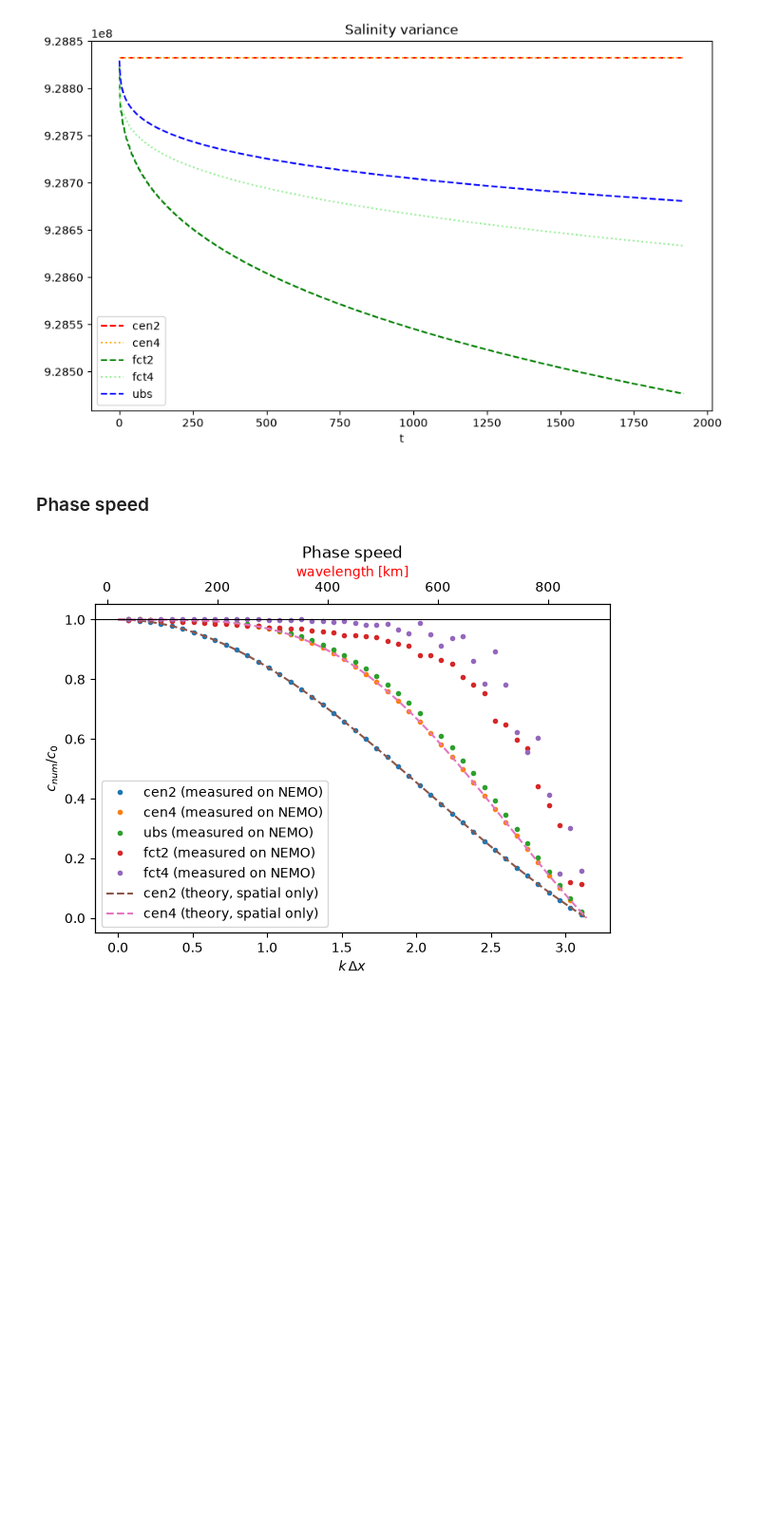
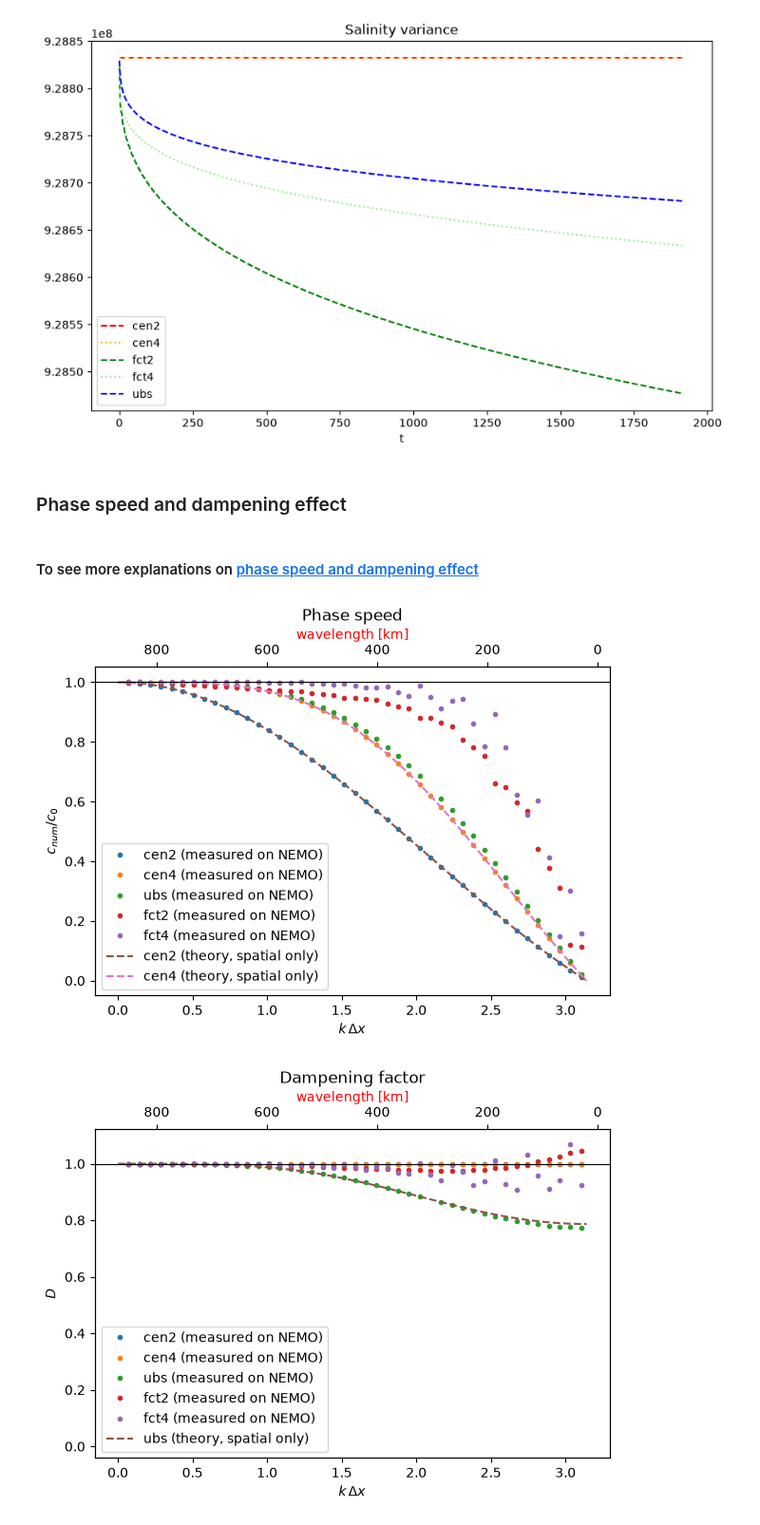
Before and after one commit to justinebuisson606/NEMO_Demonstrators, a Jupyter notebook: Demonstrator 1.ipynb, the cells around one changed output. Shown at 95% size. Drawn from its saved outputs; the diff is of its cells as text; code cells hidden in the pictures; blank space fills up the shorter version.

```diff
--- a/Demonstrator 1.ipynb
+++ b/Demonstrator 1.ipynb
@@ -356,7 +360,9 @@ schemes = {'cen2': cen2, 'cen4': cen4, 'ubs': ubs, 'fct2' : fct2, 'fct4' : fct4}
 fields = {n: ds['soce'].isel(y_grid_T=50, deptht=0).values
           for n, ds in schemes.items()}
 # %% [markdown]
-### Phase speed
+### Phase speed and dampening effect
+# %% [markdown]
+#### To see more explanations on [phase speed and dampening effect](cp_theory.md)
 # %%
 dx = 10000 #[m]
 dt = 3600 #[s]
@@ -371,49 +377,77 @@ def phase_speed(f, dx, dt):
     dphi = np.angle(F[1:] / F[:-1])# = -ω dt with numpy convention
     w = np.abs(F[1:] * F[:-1]) # amplitude weighting
     c = np.full(k.shape, np.nan)
+    D = np.full(k.shape, np.nan)
+    A = np.abs(F[1:] / F[:-1])
     for i in range(1, len(k)):
         c[i] = -np.sum(w[:, i] * dphi[:, i]) / (np.sum(w[:, i]) * k[i] * dt)
-    return k, c
+        D[i] = np.sum(w[:,i]*A[:,i]) / np.sum(w[:,i])
+    return k, c, D
 
 theta = np.linspace(1e-3, theta_max, 400)                       # θ = k·dx
 theory_cp  = { #theoretical expression of c_p = ω/k for CEN2 and CEN4 for spatial discretisation only
     'cen2': np.sin(theta) / theta,
     'cen4': (4/3*np.sin(theta) - 1/6*np.sin(2*theta)) / theta}
-
+theory_D = { #theoretical expression of c_p = ω/k for CEN2 and CEN4 for spatial discretisation only
+    'ubs': np.exp(-c0*dt/(3*dx)*(1-np.cos(theta))**2),
+}
 
 fig, ax = plt.subplots(figsize=(7, 4.5))
 ax2 = ax.twiny()
 
 
-
 for name, f in fields.items():
-    k, c = phase_speed(f, dx, dt)
+    k, c, D = phase_speed(f, dx, dt)
     k=k[ k < k_max]
     c = c[:len(k)]
     ax.plot(k*dx, c / c0, '.', label=f'{name} (measured on NEMO)')
     wavelength = 2*np.pi/k/1000
     ax2.plot(wavelength, c / c0, '.',  alpha = 0, label=f'{name} (measured on NEMO)')
+    plt.gca().invert_xaxis()
 
 
 
 for name, c_th in theory_cp.items():
     ax.plot(theta, c_th, '--', label=f'{name} (theory, spatial only)')
 
 ax.axhline(1, color='k', lw=0.8)
 ax.set_xlabel(r'$k\,\Delta x$')
 ax2.set_xlabel('wavelength [km]', color='r')
 ax.set_ylabel(r'$c_{num}/c_0$')
 ax.set_title(r'Phase speed')
-
+ax.legend()
+plt.show()
 # Création du deuxième axe X en haut
 
 
 # Secondary X-axis to show the wavelength scale
+fig, ax = plt.subplots(figsize=(7, 4.5))
+ax2 = ax.twiny()
 
+for name, f in fields.items():
+    k, c, D = phase_speed(f, dx, dt)
+    k=k[ k < k_max]
+    D = D[:len(k)]
+    ax.plot(k*dx, D, '.', label=f'{name} (measured on NEMO)')
+    wavelength = 2*np.pi/k/1000
+    ax2.plot(wavelength, c / c0, '.',  alpha = 0, label=f'{name} (measured on NEMO)')
+    plt.gca().invert_xaxis()
+
+for name, c_th in theory_D.items():
+    ax.plot(theta, c_th, '--', label=f'{name} (theory, spatial only)')
+
+ax.axhline(1, color='k', lw=0.8)
+ax.set_xlabel(r'$k\,\Delta x$')
+ax2.set_xlabel('wavelength [km]', color='r')
+ax.set_ylabel(r'$D$')
+ax.set_title(r'Dampening factor')
 ax.legend()
 plt.show()
+ax.legend()
+plt.show()
 # %% [output]
-[figure, old version]
+[figure, new version]
+[figure, added]
 # %%
 cen2.close()
 ubs.close()
```
Also changed, not shown: parts of 2 cells of this notebook, 1 other file.
